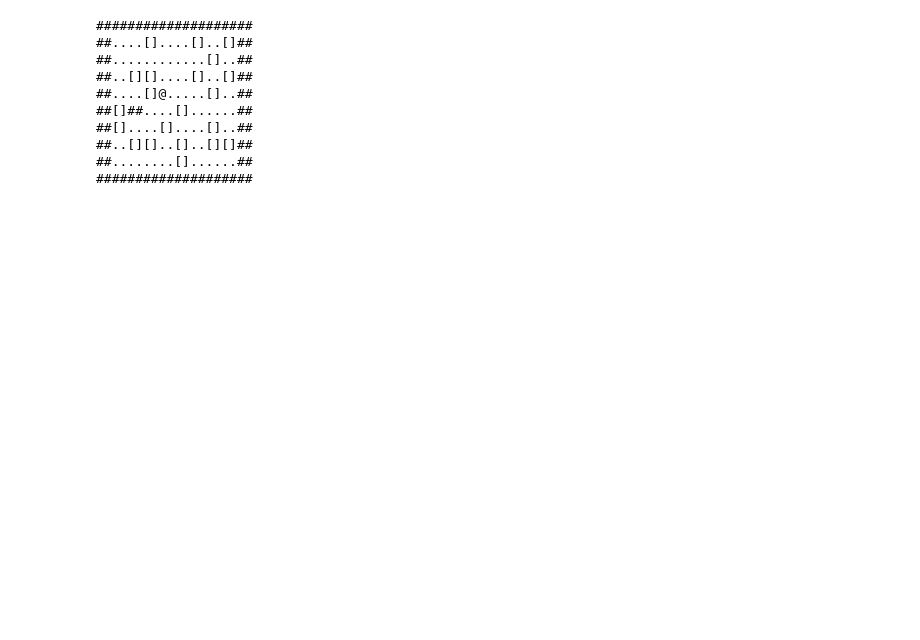
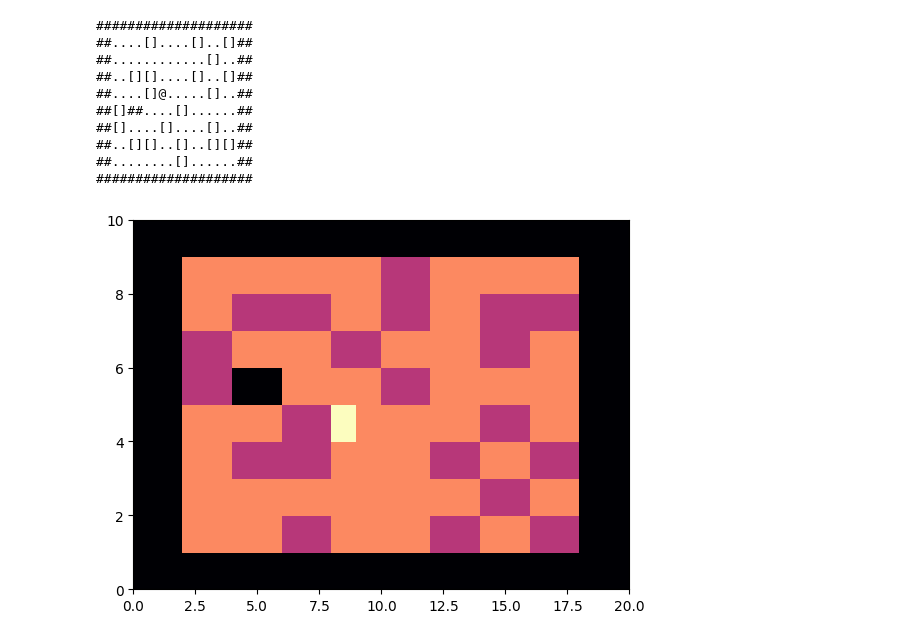
Before and after one commit to tolange/advent2024, a Jupyter notebook: aoc_15/aoc_2024_15.ipynb, the cells around one changed output. Drawn from its saved outputs; the diff is of its cells as text; code cells hidden in the pictures; blank space fills up the shorter version.

```diff
--- a/aoc_15/aoc_2024_15.ipynb
+++ b/aoc_15/aoc_2024_15.ipynb
@@ -168,17 +142,19 @@ def largefy(ipt):
 # %%
 a=largefy(testlarge)
 for ia in a: print(ia)
+vizualizemap(transforminput(a))
 # %% [output]
 ####################
 ##....[]....[]..[]##
 ##............[]..##
 ##..[][]....[]..[]##
 ##....[]@.....[]..##
 ##[]##....[]......##
 ##[]....[]....[]..##
 ##..[][]..[]..[][]##
 ##........[]......##
 ####################
+[figure, added]
 # %%
 def flipLarge(m, a):
     flipped = np.flip(m, a)
```
Also changed, not shown: parts of 9 cells of this notebook.
